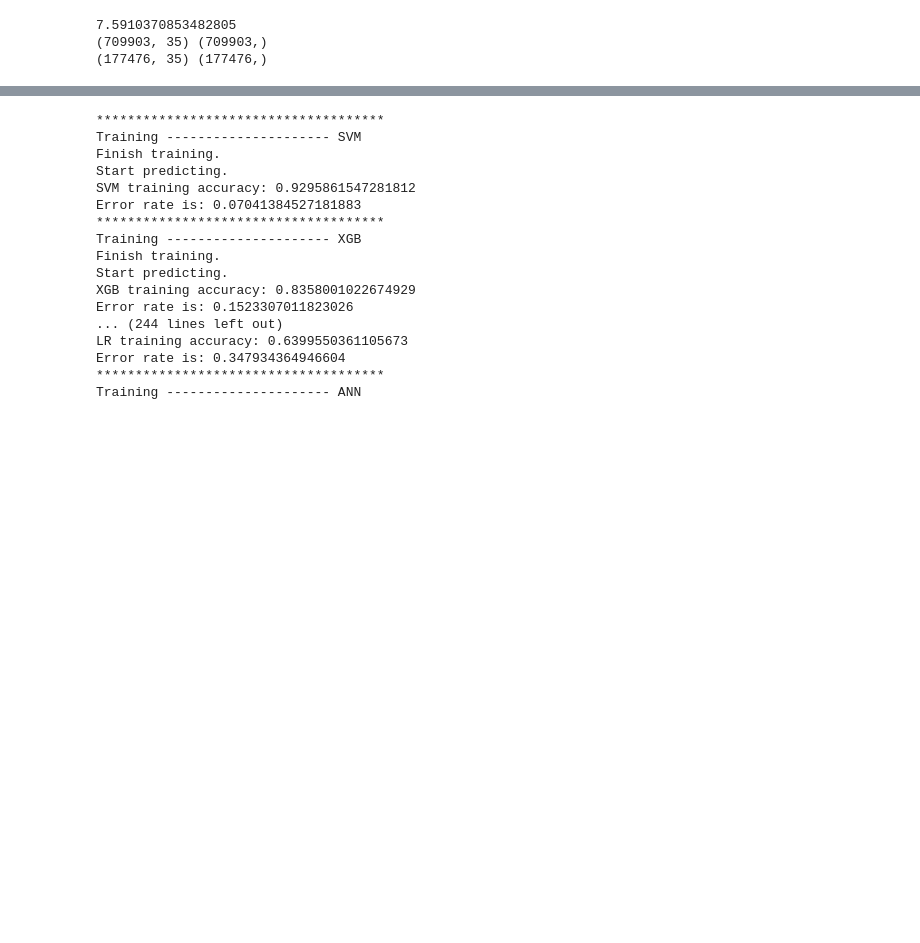
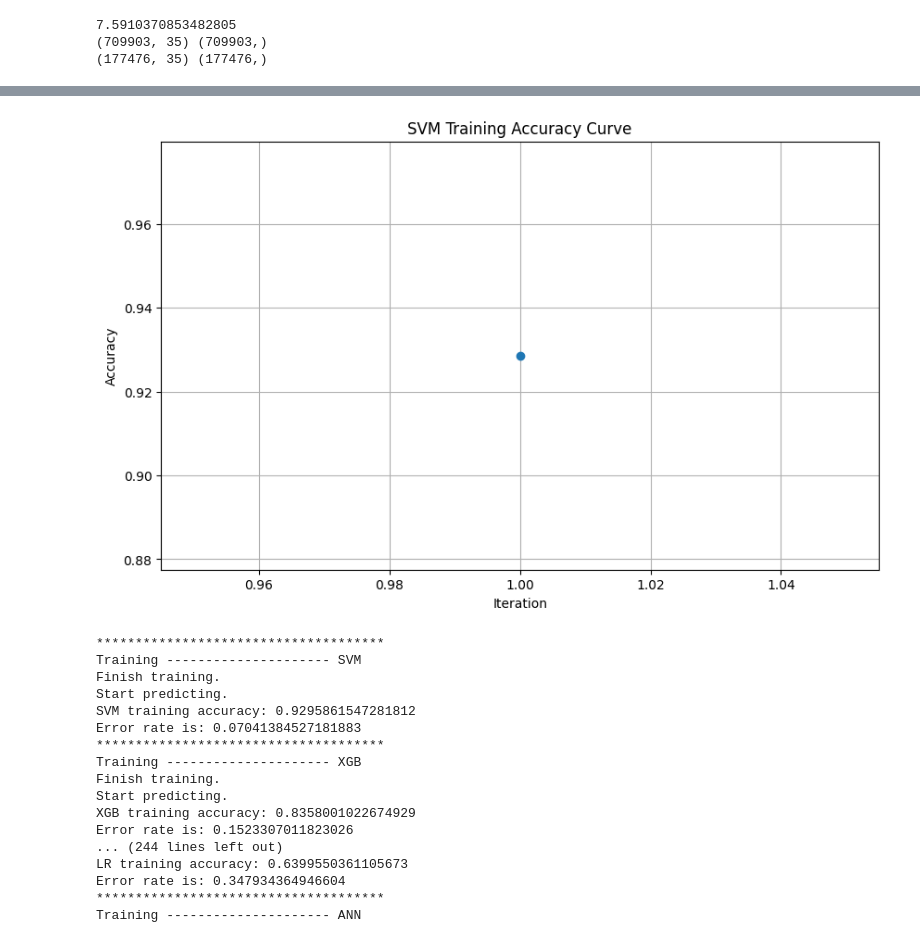
Before and after one commit to Marcusleeleelee/FTEC4998-4999, a Jupyter notebook: FTEC4998_4999.ipynb, the cells around one changed output, grey strips where cells are left out. Cells and saved outputs as stored; diff of their text form; code cells hidden in the pictures; blank space fills up the shorter version.

```diff
--- a/FTEC4998_4999.ipynb
+++ b/FTEC4998_4999.ipynb
@@ -490,3 +456,7 @@ Requirement already satisfied: pykan in /usr/local/lib/python3.10/dist-packages
+# %%
+svm.plot_training_curve()
+# %% [output]
+[figure, added]
 # %%
 import numpy as np
 import pandas as pd
```
Also changed, not shown: parts of 9 cells of this notebook.
